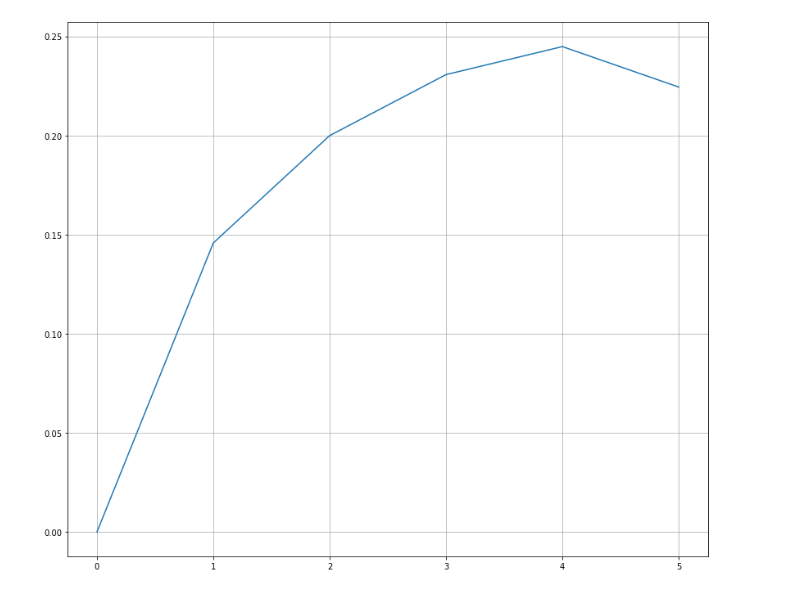
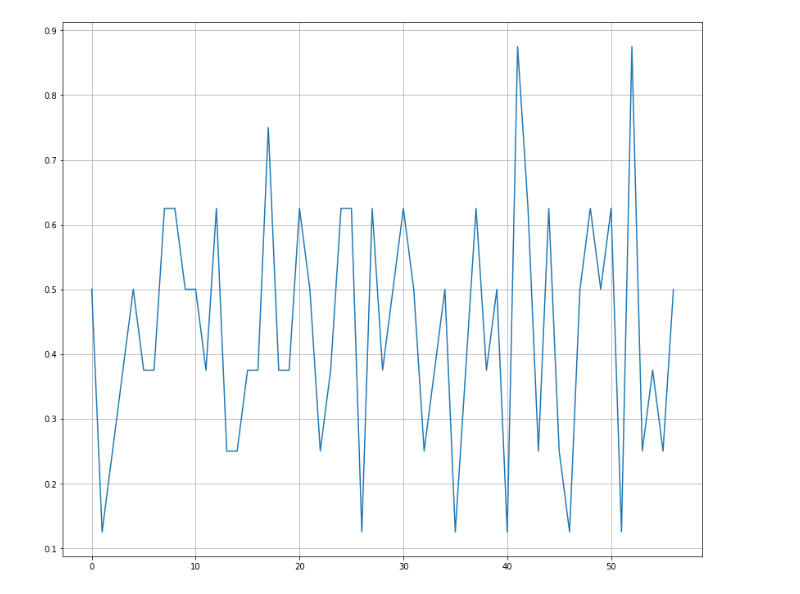
Before and after one commit to Vakhranev/Compling, a Jupyter notebook: Vakhranyov_AY_Deep_learning_Sentiment_Analysis_Project.ipynb, the cells around one changed output. Drawn from its saved outputs; the diff is of its cells as text; code cells hidden in the pictures.

```diff
--- a/Vakhranyov_AY_Deep_learning_Sentiment_Analysis_Project.ipynb
+++ b/Vakhranyov_AY_Deep_learning_Sentiment_Analysis_Project.ipynb
@@ -58,10 +93,33 @@ class Classifier(torch.nn.Module):
+# %%
+from transformers import BertModel
+model = BertModel.from_pretrained('bert-base-uncased', return_dict=False)
+# %%
+from torch import nn
+class Classifier(torch.nn.Module):
+
+    def __init__(self,n_classes):
+        super(Classifier, self).__init__()
+        self.bert = model
+        self.drop = nn.Dropout(p=0.3)
+        self.out = nn.Sequential(
+            nn.Linear(self.bert.config.hidden_size, 32),
+            nn.BatchNorm1d(32),
+            nn.ReLU(),
+            nn.Linear(32, n_classes)
+        )
+
+    def forward(self, input_ids, attention_mask):
+        _, pooled_output = self.bert(input_ids=input_ids,attention_mask=attention_mask)
+        output = self.drop(pooled_output)
+        return self.out(output)
+# %%
+model = Classifier(3)
 # %%
 epochs = 6
 for param in model.parameters():
     param.requires_grad = False
 loss = torch.nn.CrossEntropyLoss()
-classifier = Classifier(model)
-optimizer = torch.optim.Adam(classifier.classifier.parameters())
+optimizer = torch.optim.Adam(model.parameters())
 # %%
 from tqdm import tqdm
 from sklearn.metrics import f1_score
@@ -162,7 +206,7 @@ plt.grid()
 # %%
 from matplotlib import pyplot as plt
 plt.figure(figsize=(14, 12))
-plt.plot(train_f1_scores_per_epoch)
+plt.plot(train_f1s)
 plt.grid()
 # %% [output]
-[figure, old version]
+[figure, new version]
```
Also changed, not shown: parts of 19 cells of this notebook.
